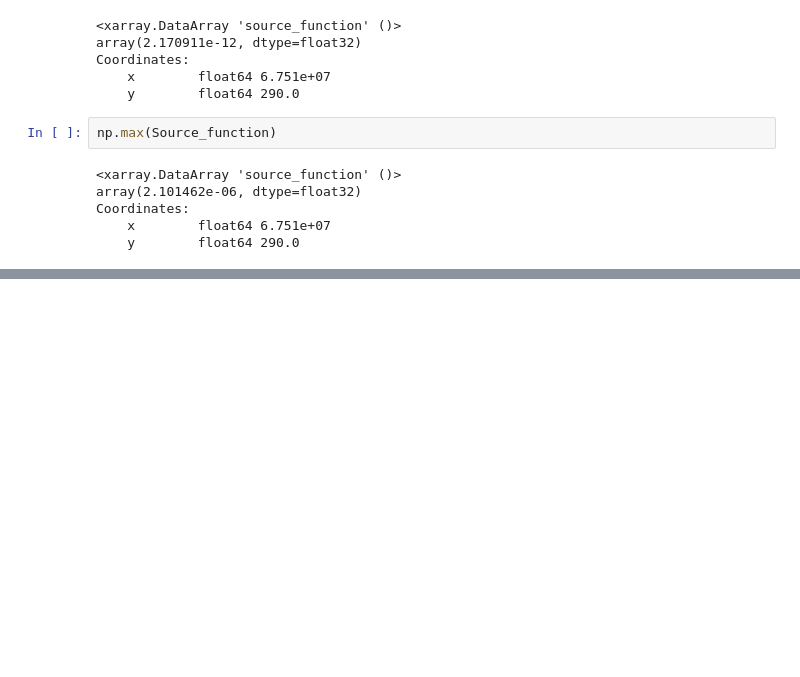
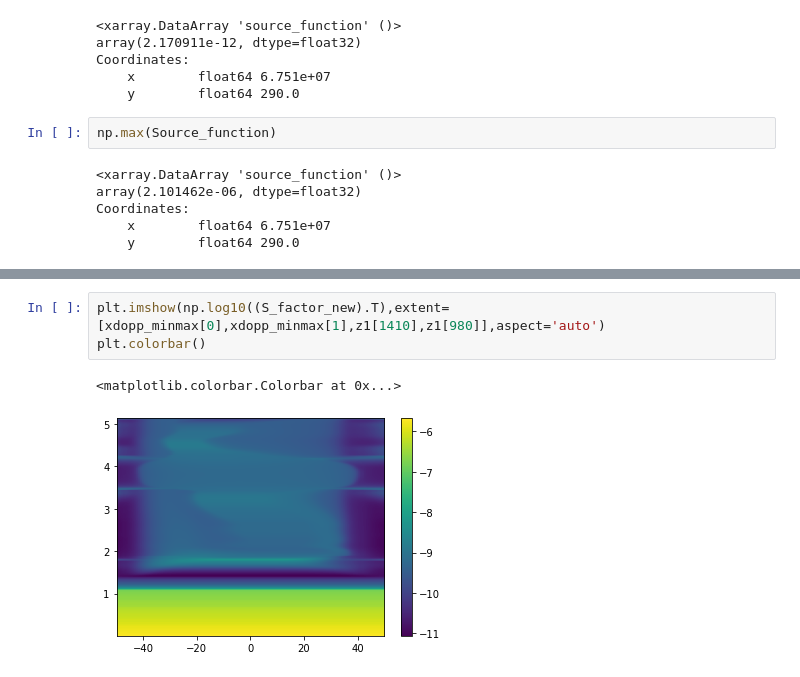
Before and after one commit to souvikita/Bifrost-simulation-analysis, a Jupyter notebook: Cont_function.ipynb, the cells around one changed output, grey strips where cells are left out. Saved outputs shown, nothing was run; the diff lists cells and outputs as text; blank space fills up the shorter version.

```diff
--- a/Cont_function.ipynb
+++ b/Cont_function.ipynb
@@ -304,0 +413,6 @@ Coordinates:
+# %%
+plt.imshow(np.log10((S_factor_new).T),extent=[xdopp_minmax[0],xdopp_minmax[1],z1[1410],z1[980]],aspect='auto')
+plt.colorbar()
+# %% [output]
+<matplotlib.colorbar.Colorbar at 0x...>
+[figure, added]
```
Also changed, not shown: parts of 23 cells of this notebook.
